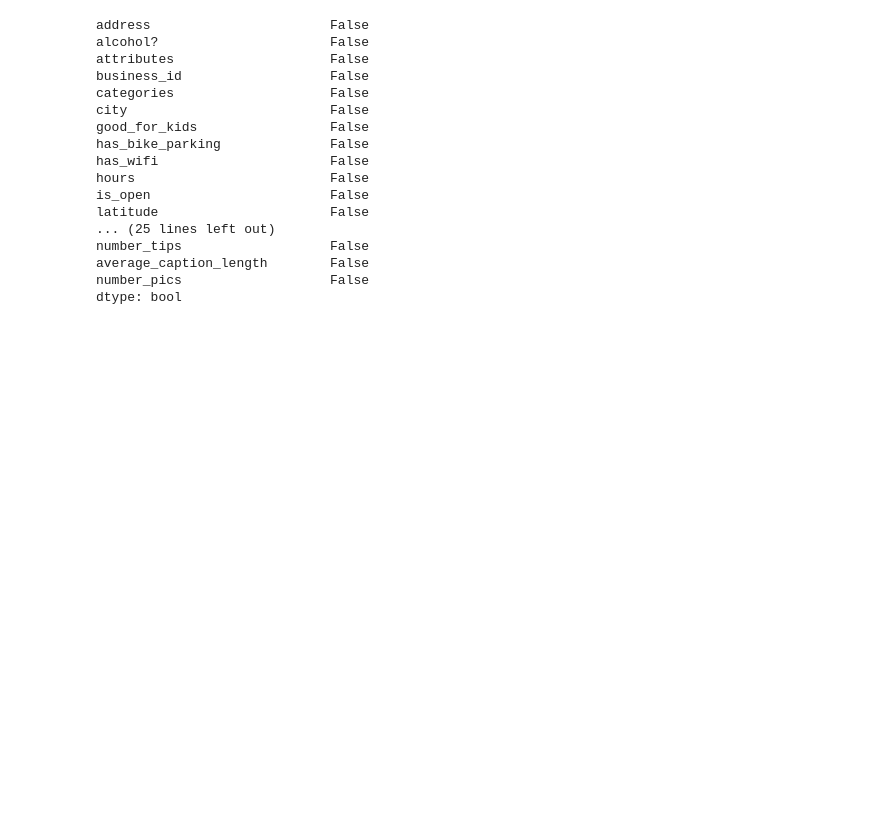
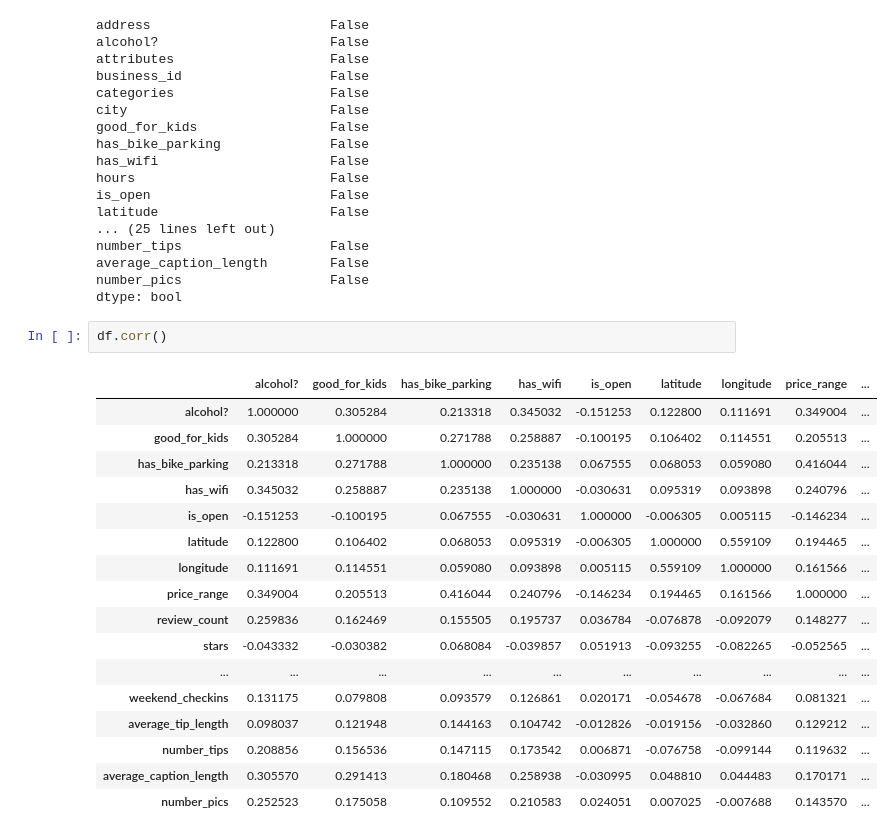
Before and after one commit to gyalpodongo/ML_Fundamentals, a Jupyter notebook: MultiLinearRegression-YelpData/mlr_regression_yelp.ipynb, the cells around one changed output. Drawn from its saved outputs; the diff is of its cells as text; blank space fills up the shorter version.

```diff
--- a/MultiLinearRegression-YelpData/mlr_regression_yelp.ipynb
+++ b/MultiLinearRegression-YelpData/mlr_regression_yelp.ipynb
@@ -169,3 +169,23 @@ number_tips                   False
 average_caption_length        False
 number_pics                   False
 dtype: bool
+# %%
+df.corr()
+# %% [output]
+|  | alcohol? | good_for_kids | has_bike_parking | has_wifi | is_open | latitude | longitude | price_range | ... |
+| alcohol? | 1.000000 | 0.305284 | 0.213318 | 0.345032 | -0.151253 | 0.122800 | 0.111691 | 0.349004 | ... |
+| good_for_kids | 0.305284 | 1.000000 | 0.271788 | 0.258887 | -0.100195 | 0.106402 | 0.114551 | 0.205513 | ... |
+| has_bike_parking | 0.213318 | 0.271788 | 1.000000 | 0.235138 | 0.067555 | 0.068053 | 0.059080 | 0.416044 | ... |
+| has_wifi | 0.345032 | 0.258887 | 0.235138 | 1.000000 | -0.030631 | 0.095319 | 0.093898 | 0.240796 | ... |
+| is_open | -0.151253 | -0.100195 | 0.067555 | -0.030631 | 1.000000 | -0.006305 | 0.005115 | -0.146234 | ... |
+| latitude | 0.122800 | 0.106402 | 0.068053 | 0.095319 | -0.006305 | 1.000000 | 0.559109 | 0.194465 | ... |
+| longitude | 0.111691 | 0.114551 | 0.059080 | 0.093898 | 0.005115 | 0.559109 | 1.000000 | 0.161566 | ... |
+| price_range | 0.349004 | 0.205513 | 0.416044 | 0.240796 | -0.146234 | 0.194465 | 0.161566 | 1.000000 | ... |
+| review_count | 0.259836 | 0.162469 | 0.155505 | 0.195737 | 0.036784 | -0.076878 | -0.092079 | 0.148277 | ... |
+| stars | -0.043332 | -0.030382 | 0.068084 | -0.039857 | 0.051913 | -0.093255 | -0.082265 | -0.052565 | ... |
+| ... | ... | ... | ... | ... | ... | ... | ... | ... | ... |
+| weekend_checkins | 0.131175 | 0.079808 | 0.093579 | 0.126861 | 0.020171 | -0.054678 | -0.067684 | 0.081321 | ... |
+| average_tip_length | 0.098037 | 0.121948 | 0.144163 | 0.104742 | -0.012826 | -0.019156 | -0.032860 | 0.129212 | ... |
+| number_tips | 0.208856 | 0.156536 | 0.147115 | 0.173542 | 0.006871 | -0.076758 | -0.099144 | 0.119632 | ... |
+| average_caption_length | 0.305570 | 0.291413 | 0.180468 | 0.258938 | -0.030995 | 0.048810 | 0.044483 | 0.170171 | ... |
+| number_pics | 0.252523 | 0.175058 | 0.109552 | 0.210583 | 0.024051 | 0.007025 | -0.007688 | 0.143570 | ... |
```
